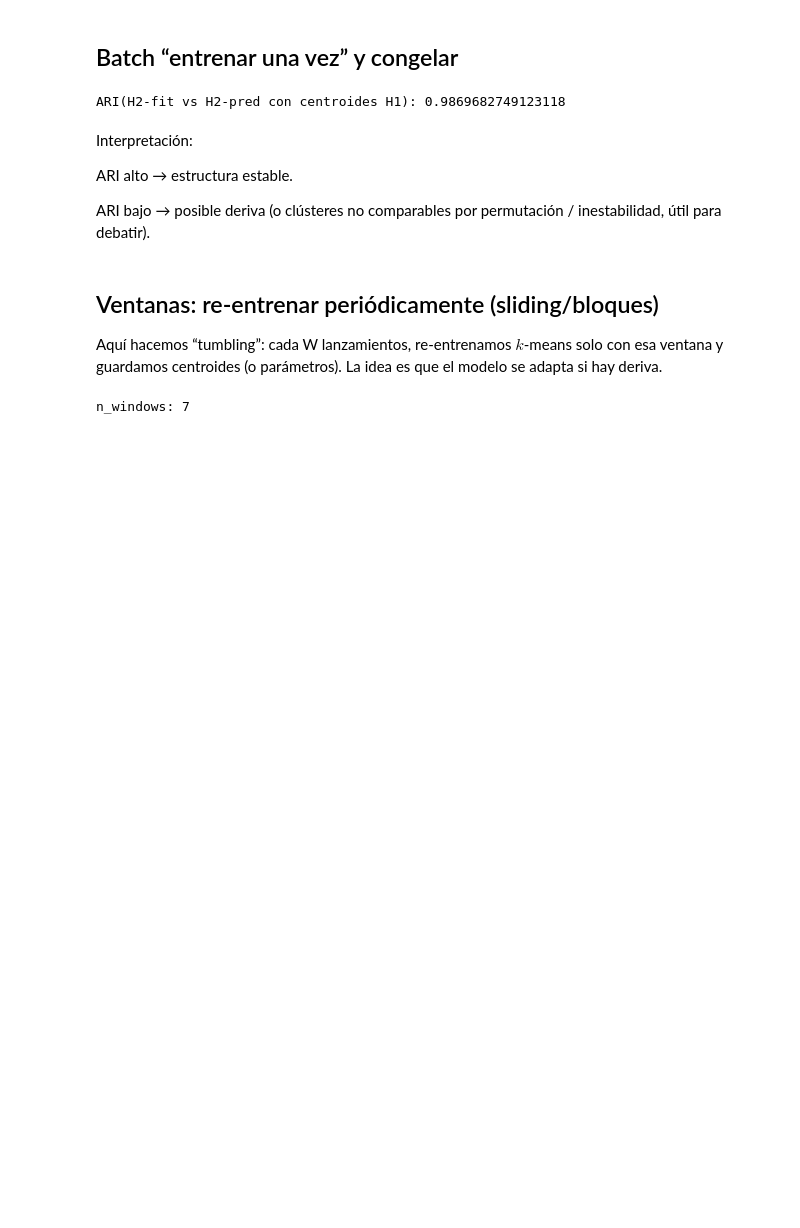
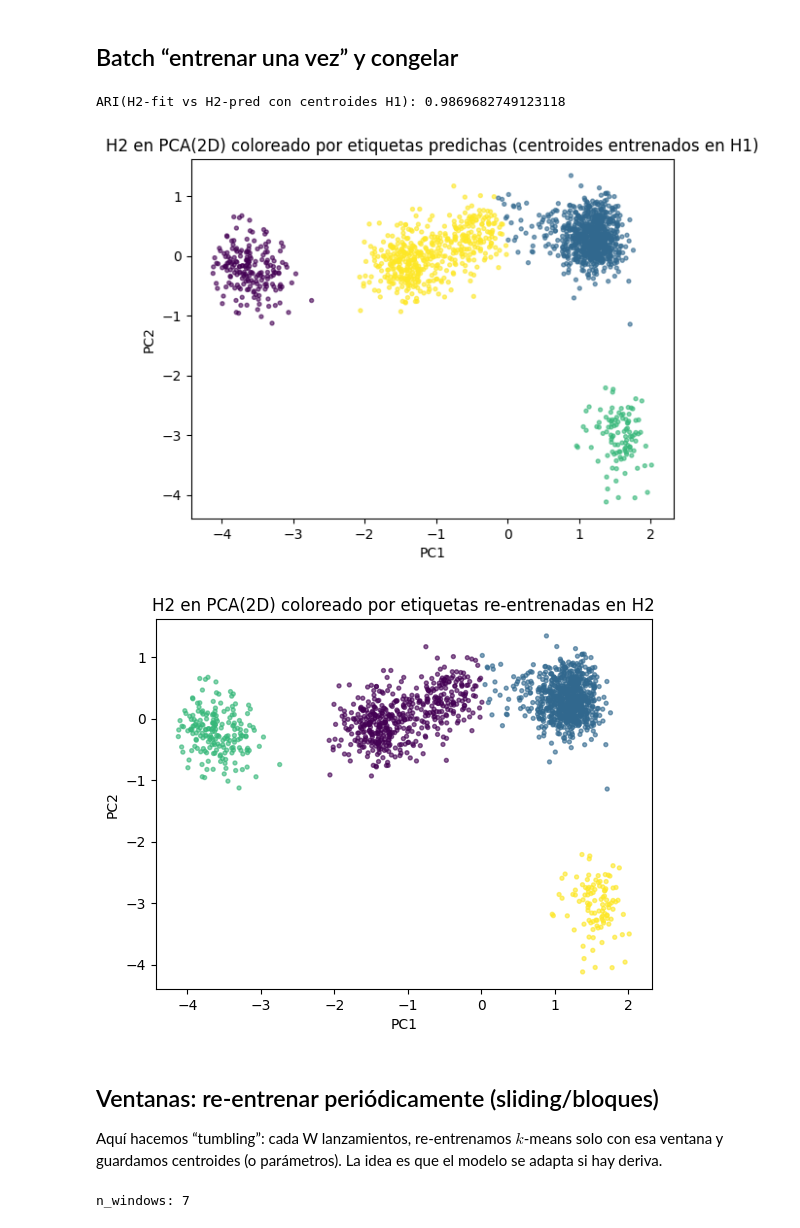
Before and after one commit to carmenlancho/FeatureSelection_Complexity, a Jupyter notebook: ClusteringSports.ipynb, the cells around one changed output. Saved outputs shown, nothing was run; the diff lists cells and outputs as text; code cells hidden in the pictures; blank space fills up the shorter version.

```diff
--- a/ClusteringSports.ipynb
+++ b/ClusteringSports.ipynb
@@ -476,11 +467,26 @@ print("ARI(H2-fit vs H2-pred con centroides H1):", ari)
 # %% [output]
 ARI(H2-fit vs H2-pred con centroides H1): 0.9869682749123118
-# %% [markdown]
-Interpretación:
-
-ARI alto → estructura estable.
-
-ARI bajo → posible deriva (o clústeres no comparables por permutación / inestabilidad, útil para debatir).
+# %%
+# PCA ajustado en TOD (para que el plano sea común)
+pca = PCA(n_components=2, random_state=0)
+Xpca = pca.fit_transform(Xz)
+
+Xpca_h2 = Xpca[h2.values]
+
+plt.figure()
+plt.scatter(Xpca_h2[:, 0], Xpca_h2[:, 1], s=8, alpha=0.6, c=lab_h2_pred)
+plt.title("H2 en PCA(2D) coloreado por etiquetas predichas (centroides entrenados en H1)")
+plt.xlabel("PC1"); plt.ylabel("PC2")
+plt.show()
+
+plt.figure()
+plt.scatter(Xpca_h2[:, 0], Xpca_h2[:, 1], s=8, alpha=0.6, c=lab_h2_fit)
+plt.title("H2 en PCA(2D) coloreado por etiquetas re-entrenadas en H2")
+plt.xlabel("PC1"); plt.ylabel("PC2")
+plt.show()
+# %% [output]
+[figure, added]
+[figure, added]
 # %% [markdown]
 ## Ventanas: re-entrenar periódicamente (sliding/bloques)
 Aquí hacemos “tumbling”: cada W lanzamientos, re-entrenamos $k$-means solo con esa ventana y guardamos centroides (o parámetros).
```
Also changed, not shown: parts of 14 cells of this notebook.
